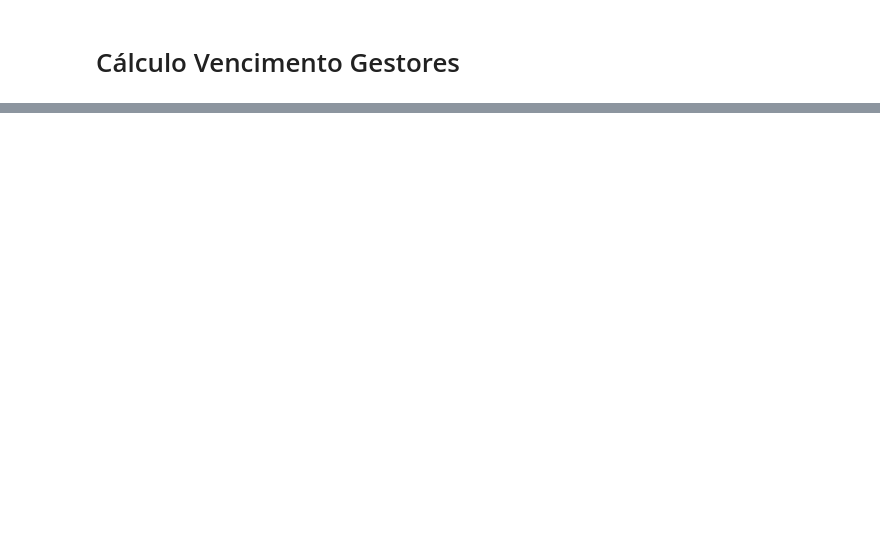
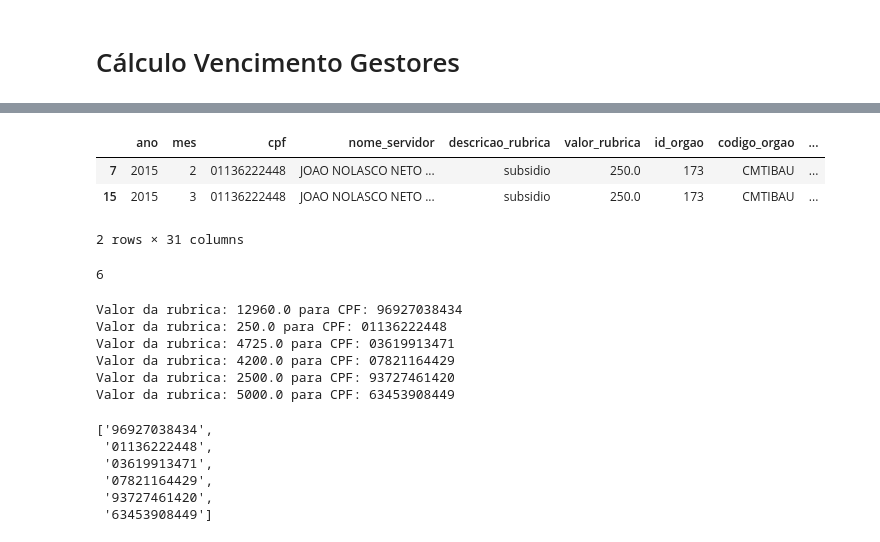
Before and after one commit to eduardoplima/ccd, a Jupyter notebook: scripts/calculo_vencimentos.ipynb, the cells around one changed output, grey strips where cells are left out. Drawn from its saved outputs; the diff is of its cells as text; code cells hidden in the pictures; blank space fills up the shorter version.

```diff
--- a/scripts/calculo_vencimentos.ipynb
+++ b/scripts/calculo_vencimentos.ipynb
@@ -214,0 +320,35 @@ processos_gestores
+# %%
+import unicodedata
+import string
+
+def normalize_text(text: str) -> str:
+    # Remove accents
+    text = unicodedata.normalize('NFD', text)
+    text = ''.join(c for c in text if unicodedata.category(c) != 'Mn')
+
+    # Remove punctuation
+    text = text.translate(str.maketrans('', '', string.punctuation))
+
+    # Convert to lowercase
+    return text.lower().strip()
+
+ptest['descricao_rubrica'] = ptest['descricao_rubrica'].apply(normalize_text)
+# %%
+dfs_subsidios = {}
+
+for k,v in dfs_pessoas.items():
+    v['descricao_rubrica'] = v['descricao_rubrica'].apply(normalize_text)
+    subs = v[v['descricao_rubrica'] == 'subsidio']
+    if subs.empty:
+        print(f"No 'subsidio' found for CPF: {k}")
+    else:
+        print(f"Found 'subsidio' for CPF: {k}, with {len(subs)} entries")
+        dfs_subsidios[k] = subs
+        continue
+
+    vencs = v[v['descricao_rubrica'] == 'vencimento']
+    if vencs.empty:
+        print(f"No 'vencimento' found for CPF: {k}")
+    else:
+        print(f"Found 'vencimento' for CPF: {k}, with {len(vencs)} entries")
+        dfs_subsidios[k] = vencs
@@ -214,0 +373,33 @@ processos_gestores
+# %%
+dfs_subsidios['01136222448']
+# %% [output]
+|  | ano | mes | cpf | nome_servidor | descricao_rubrica | valor_rubrica | id_orgao | codigo_orgao | ... |
+| 7 | 2015 | 2 | 01136222448 | JOAO NOLASCO NETO ... | subsidio | 250.0 | 173 | CMTIBAU | ... |
+| 15 | 2015 | 3 | 01136222448 | JOAO NOLASCO NETO ... | subsidio | 250.0 | 173 | CMTIBAU | ... |
+2 rows × 31 columns
+# %%
+len(dfs_subsidios)
+# %% [output]
+6
+# %%
+cpfs = []
+for c,d in dfs_subsidios.items():
+    valor = d['valor_rubrica'].iloc[0]
+    cpfs.append(c)
+    print(f"Valor da rubrica: {valor} para CPF: {c}")
+# %% [output]
+Valor da rubrica: 12960.0 para CPF: 96927038434
+Valor da rubrica: 250.0 para CPF: 01136222448
+Valor da rubrica: 4725.0 para CPF: 03619913471
+Valor da rubrica: 4200.0 para CPF: 07821164429
+Valor da rubrica: 2500.0 para CPF: 93727461420
+Valor da rubrica: 5000.0 para CPF: 63453908449
+# %%
+cpfs
+# %% [output]
+['96927038434',
+ '01136222448',
+ '03619913471',
+ '07821164429',
+ '93727461420',
+ '63453908449']
```
Also changed, not shown: parts of 28 cells of this notebook, 35 other files.
